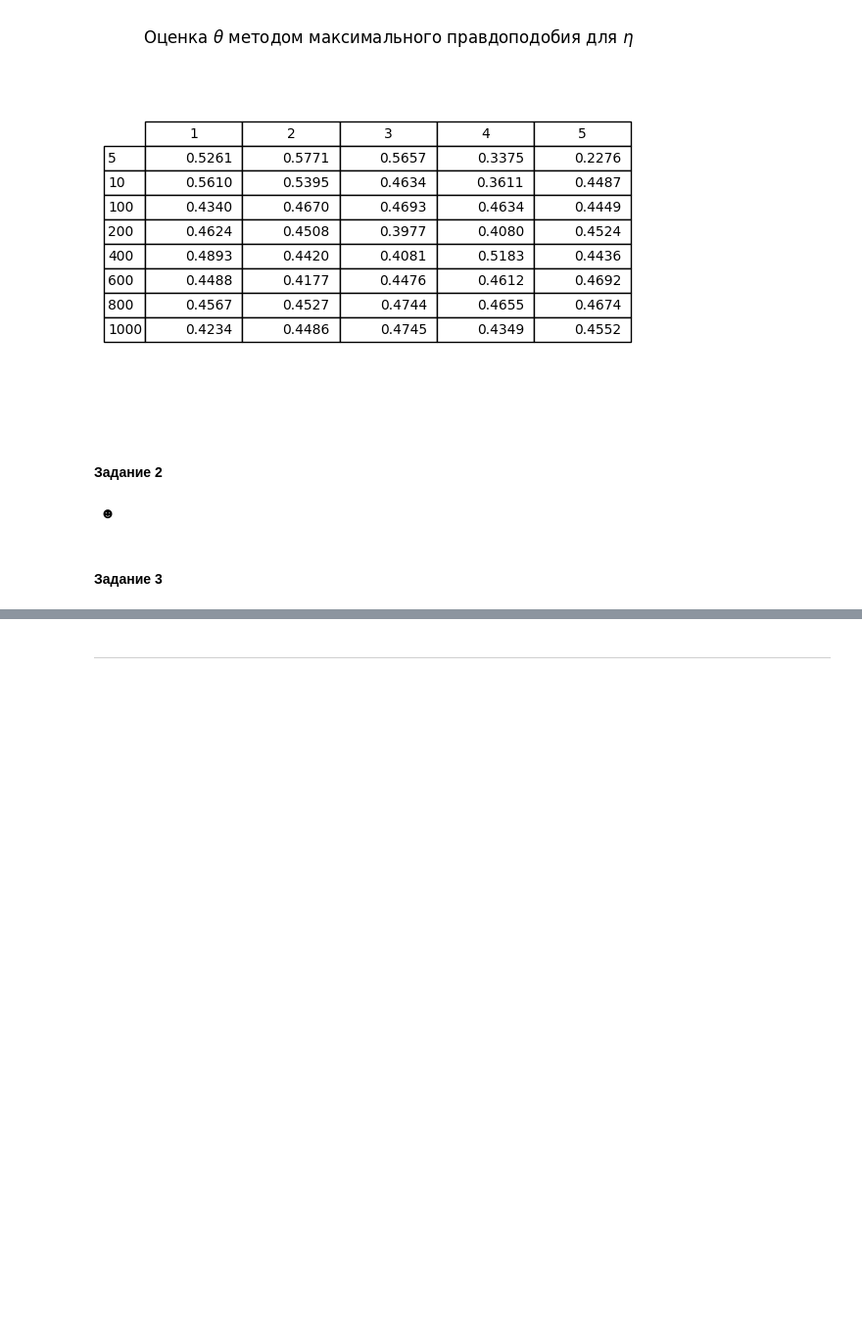
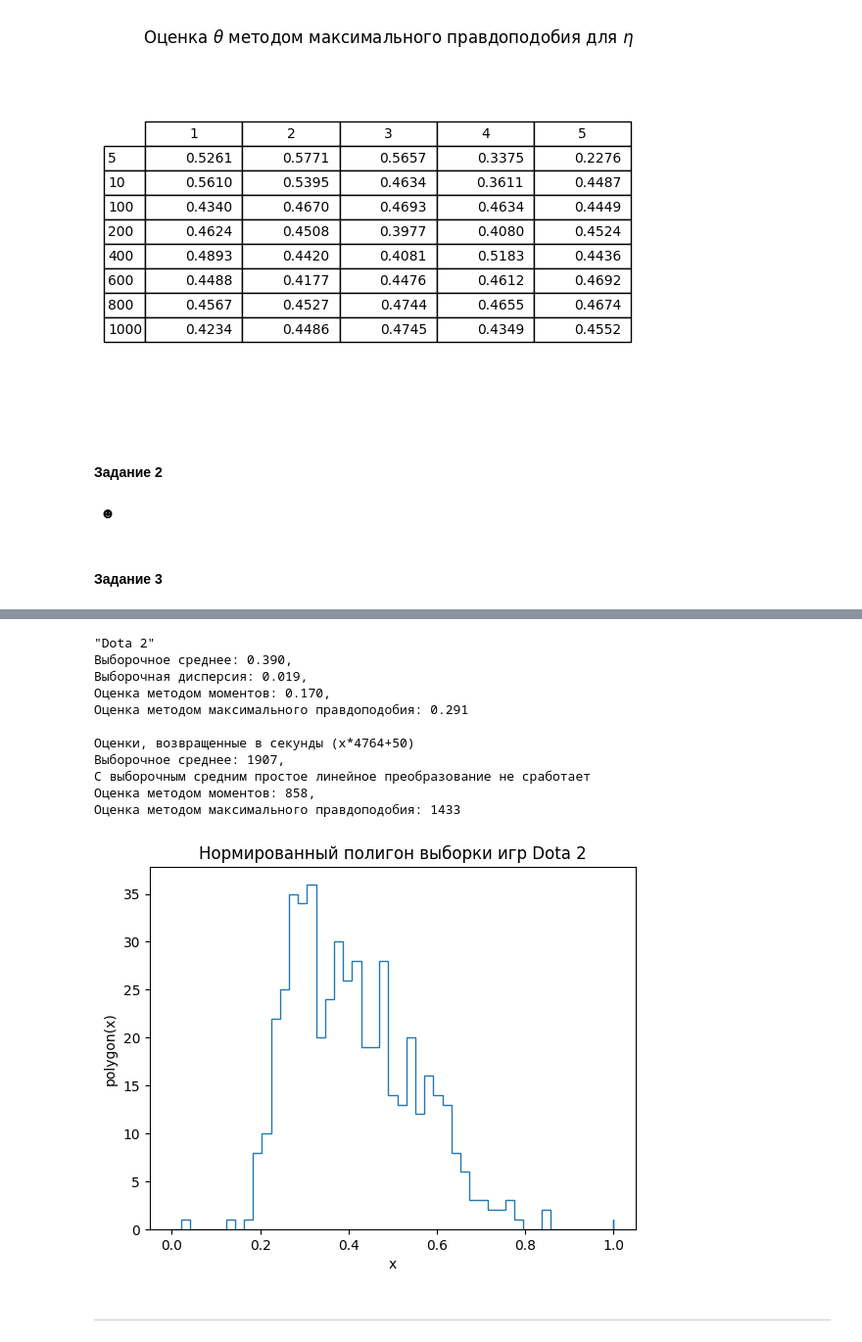
Before and after one commit to TimothyTur/skb201tur-ms-hws, a Jupyter notebook: СКБ201 Тур.ipynb, the cells around one changed output, grey strips where cells are left out. Shown at 98% size. Cells and saved outputs as stored; diff of their text form; code cells hidden in the pictures; blank space fills up the shorter version.

```diff
--- a/СКБ201 Тур.ipynb
+++ b/СКБ201 Тур.ipynb
@@ -1105,2 +1123,44 @@ $\begin{align*}☻\end{align*}$
+# %%
+dota2_sample = np.sort(np.load('dota2_sample.npz')['dota2_sample'])
+
+dota2_mean =  eta_sample_mean(dota2_sample)
+dota2_variance =  eta_sample_variance(dota2_sample)
+
+estimdota2_mm = 3*dota2_mean-1
+
+# там есть 0 и 1
+estimdota2_mmp = argmax_mmp_eta(
+    [(x, likelihood_func_eta(dota2_sample[1:-1], x)) for x in dota2_sample[1:-1]])
+
+print('"Dota 2"\n'+\
+      'Выборочное среднее: %.3f, \n'%dota2_mean+\
+      'Выборочная дисперсия: %.3f, \n'%dota2_variance+\
+      'Оценка методом моментов: %.3f, \n'%estimdota2_mm+\
+      'Оценка методом максимального правдоподобия: %.3f'%estimdota2_mmp)
+print('\nОценки, возвращенные в секунды (x*4764+50)\n'+\
+      'Выборочное среднее: %d, \n'%(dota2_mean*4764+50)+\
+      'С выборочным средним простое линейное преобразование не сработает\n'+\
+      'Оценка методом моментов: %d, \n'%(estimdota2_mm*4764+50)+\
+      'Оценка методом максимального правдоподобия: %d'%(estimdota2_mmp*4764+50))
+# и полигон, потому что мне интересно
+X_poldota2 = np.linspace(0,1,50)
+Y_poldota2 = eta_pilygon(dota2_sample, X_poleta)
+plt.stairs(Y_poldota2, np.append(X_poldota2,1))
+plt.xlabel('x')
+plt.ylabel('polygon(x)')
+plt.title('Нормированный полигон выборки игр Dota 2');
+# %% [output]
+"Dota 2"
+Выборочное среднее: 0.390,
+Выборочная дисперсия: 0.019,
+Оценка методом моментов: 0.170,
+Оценка методом максимального правдоподобия: 0.291
+
+Оценки, возвращенные в секунды (x*4764+50)
+Выборочное среднее: 1907,
+С выборочным средним простое линейное преобразование не сработает
+Оценка методом моментов: 858,
+Оценка методом максимального правдоподобия: 1433
+[figure, added]
 # %% [markdown]
 ---
```
Also changed, not shown: parts of 18 cells of this notebook, 3 other files.
